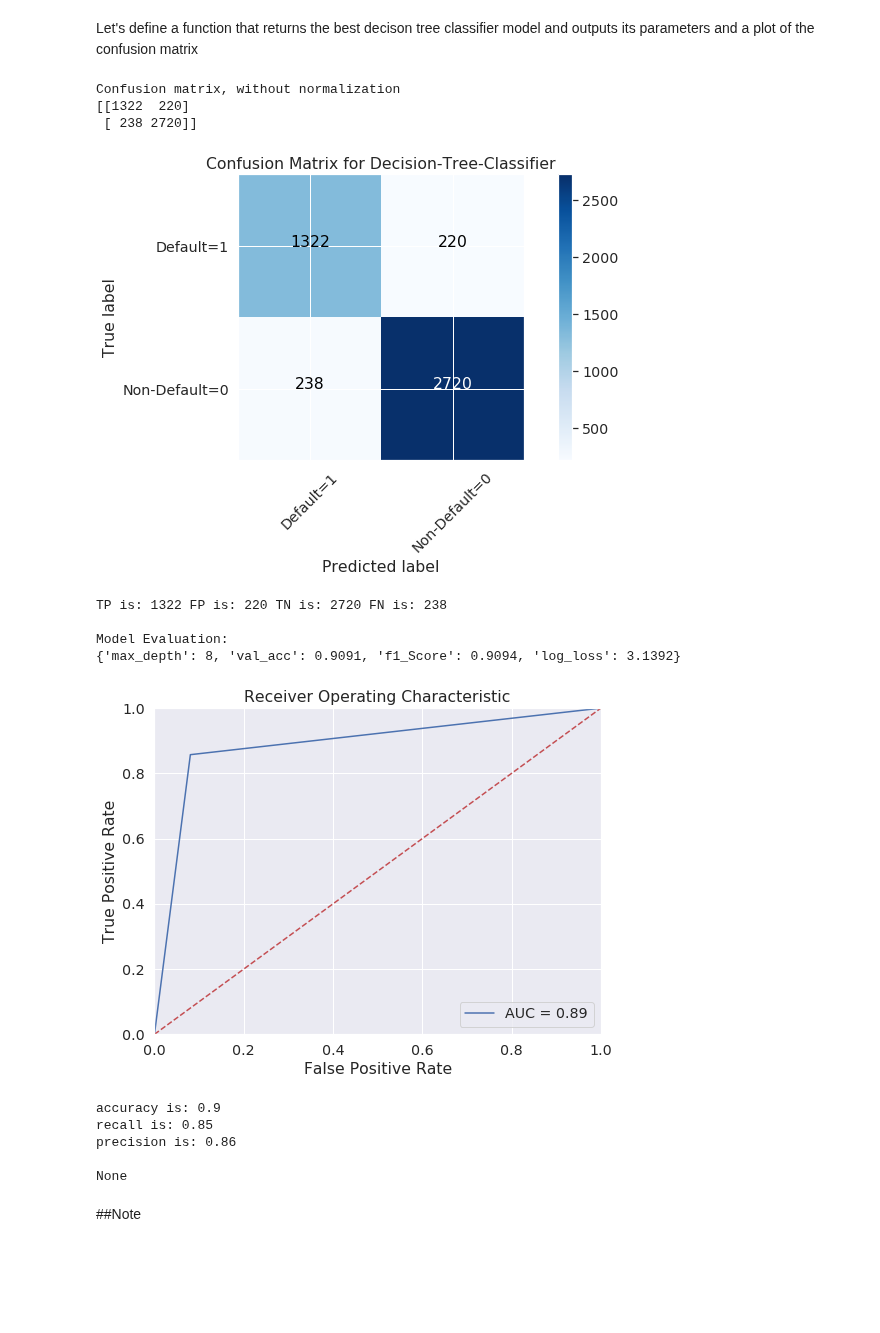
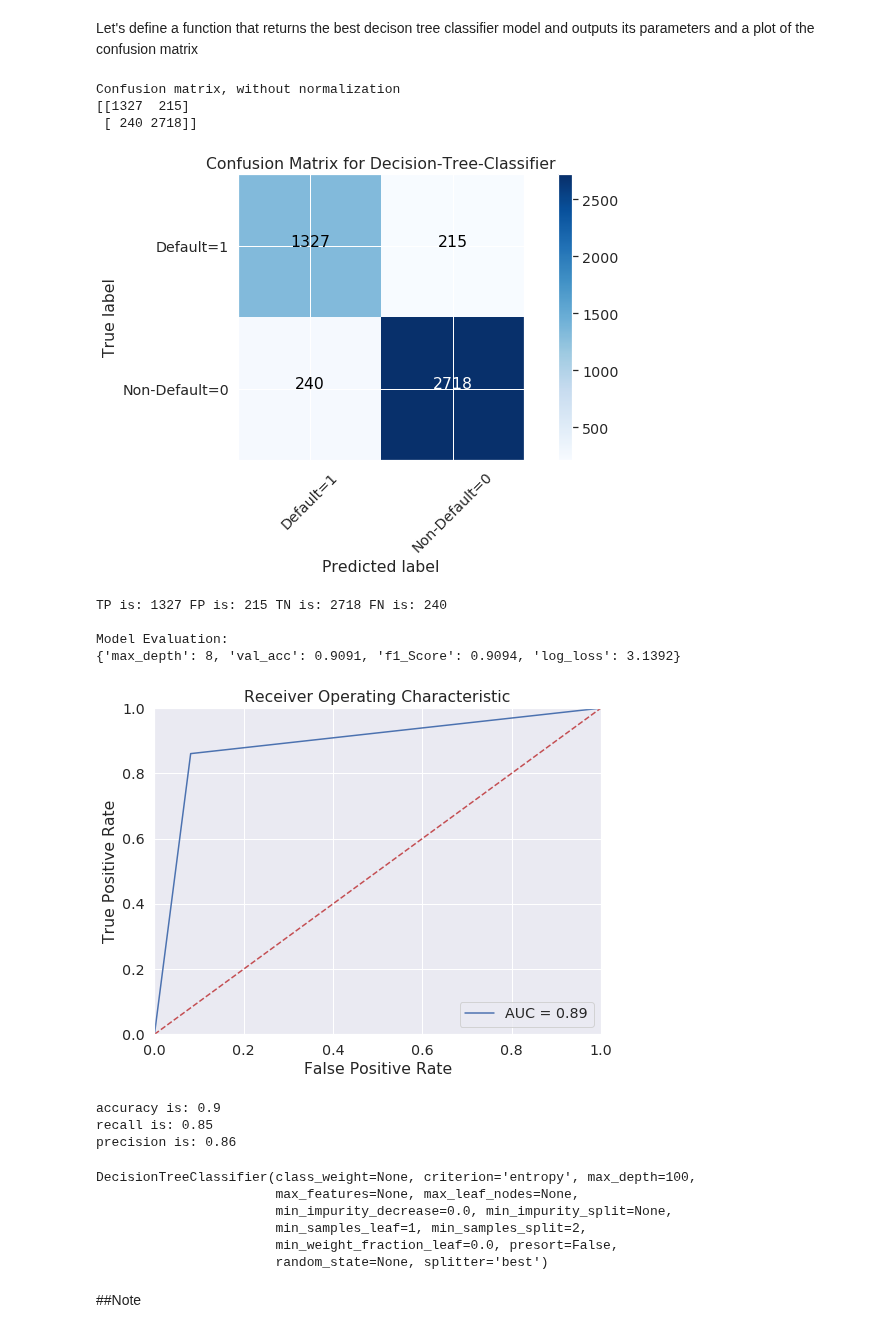
Before and after one commit to Lawrence-Krukrubo/Machine_Learning, a Jupyter notebook: Understanding_Confusion_Matrix1.ipynb, the cells around one changed output. Saved outputs shown, nothing was run; the diff lists cells and outputs as text; code cells hidden in the pictures; blank space fills up the shorter version.

```diff
--- a/Understanding_Confusion_Matrix1.ipynb
+++ b/Understanding_Confusion_Matrix1.ipynb
@@ -388,13 +381,14 @@ def plot_roc_chart(model):
     plt.ylabel('True Positive Rate')
     plt.xlabel('False Positive Rate')
     plt.show()
+    return probs
 # %% [markdown]
 Let's define a function that returns the best decison tree classifier model and outputs its parameters and a plot of the confusion matrix
 # %%
 # set max depth range limit for DTree model to iterate through from 1 to 100 to find best parameters
 
 
-def best_decision_tree_classifier():
+def best_decision_tree_classifier(X_train, X_test, y_train, y_test):
     max_depth = 100
     accuracy_dict={'max_depth':0, 'val_acc':0, 'f1_Score':0, 'log_loss':0}
 
@@ -417,12 +411,12 @@ def best_decision_tree_classifier():
             # Let's Measure Logloss
             logloss = round(log_loss(y_test, y_hat, normalize=True),4)
 
-            if accuracy_dict['f1_Score'] < val_f1:
+            if accuracy_dict['val_acc'] < val_accu or accuracy_dict['f1_Score'] < val_f1:
                 accuracy_dict['max_depth'] = i
                 accuracy_dict['val_acc'] = val_accu
                 accuracy_dict['f1_Score'] = val_f1
                 accuracy_dict['log_loss'] = logloss
-                decision_model2 = decision_model
+                decision_model = decision_model
 
             # Compute confusion matrix
             Dtrees_cnf_matrix = confusion_matrix(y_test, y_hat, labels=[1,0])
@@ -459,22 +453,29 @@ def best_decision_tree_classifier():
     print('precision is:',round(precision,2))
     print()
 
-print(best_decision_tree_classifier())
+    return decision_model
-# %% [output]
-Confusion matrix, without normalization
-[[1322  220]
- [ 238 2720]]
-[figure, removed]
-TP is: 1322 FP is: 220 TN is: 2720 FN is: 238
-
-Model Evaluation:
-{'max_depth': 8, 'val_acc': 0.9091, 'f1_Score': 0.9094, 'log_loss': 3.1392}
-[figure, removed]
-accuracy is: 0.9
-recall is: 0.85
-precision is: 0.86
-
-None
+# %%
+decision_tree_classifier = best_decision_tree_classifier(X_train, X_test, y_train, y_test)
+decision_tree_classifier
+# %% [output]
+Confusion matrix, without normalization
+[[1327  215]
+ [ 240 2718]]
+[figure, added]
+TP is: 1327 FP is: 215 TN is: 2718 FN is: 240
+
+Model Evaluation:
+{'max_depth': 8, 'val_acc': 0.9091, 'f1_Score': 0.9094, 'log_loss': 3.1392}
+[figure, added]
+accuracy is: 0.9
+recall is: 0.85
+precision is: 0.86
+DecisionTreeClassifier(class_weight=None, criterion='entropy', max_depth=100,
+                       max_features=None, max_leaf_nodes=None,
+                       min_impurity_decrease=0.0, min_impurity_split=None,
+                       min_samples_leaf=1, min_samples_split=2,
+                       min_weight_fraction_leaf=0.0, presort=False,
+                       random_state=None, splitter='best')
 # %% [markdown]
 ##Note
 # %% [markdown]
```
Also changed, not shown: parts of 3 cells of this notebook.
